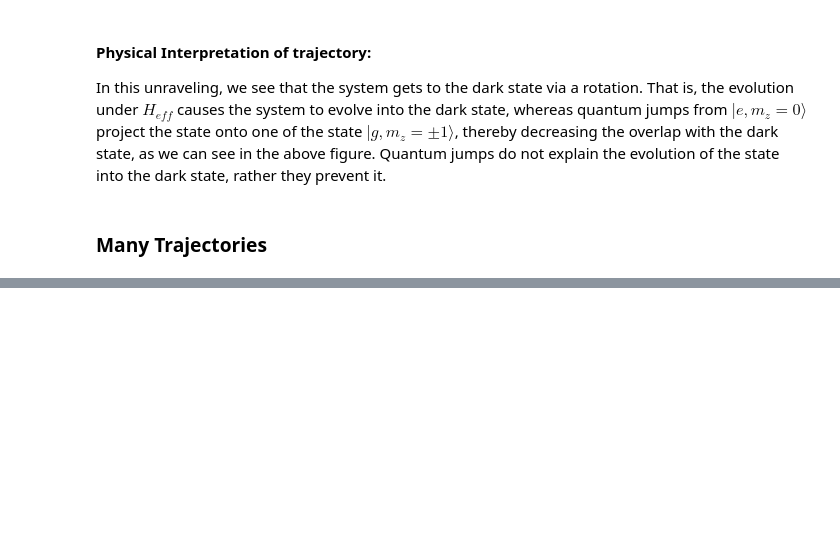
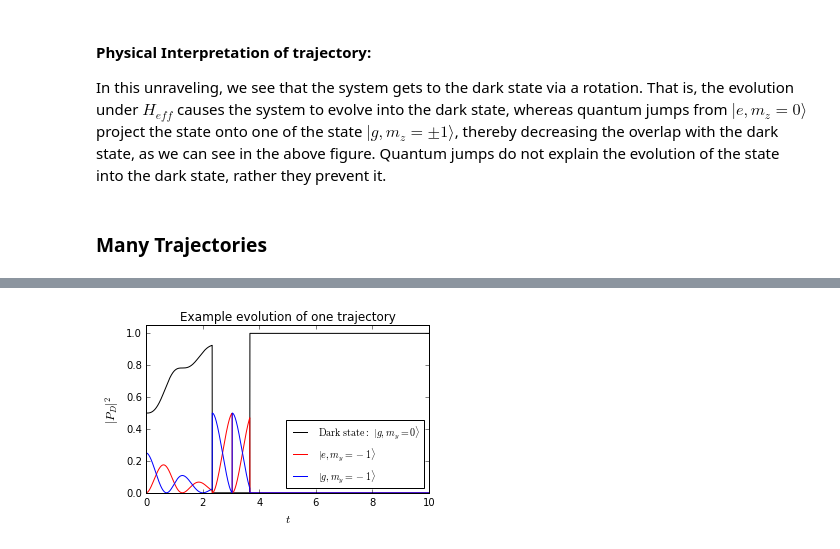
Before and after one commit to JoaquinMing/QMTrajectories, a Jupyter notebook: 2017_04_03-QMTrajectory-CPT-MultichannelDecay.ipynb, the cells around one changed output, grey strips where cells are left out. Drawn from its saved outputs; the diff is of its cells as text; code cells hidden in the pictures; blank space fills up the shorter version.

```diff
--- a/2017_04_03-QMTrajectory-CPT-MultichannelDecay.ipynb
+++ b/2017_04_03-QMTrajectory-CPT-MultichannelDecay.ipynb
@@ -279,0 +447,3 @@ plt.show()
+# %%
+nruns=100
+size=(nruns,)+(len(tarray),)+psiinit_my.shape
@@ -280 +547,16 @@ plt.show()
+# %%
+fig6 = plt.figure(figsize = (1.5*3.38,1.5*2))
+ax6 = fig6.add_subplot(111)
+ax6.plot(list(tarray),pDAll_my[9],color='k',linestyle='-',label=r'$\mathrm{Dark}$ $\mathrm{state:}$ $|g,m_y = 0\rangle$')
+ax6.plot(list(tarray),pEAll_my[9],color='r',linestyle='-',label=r'$|e,m_y = -1\rangle$')
+ax6.plot(list(tarray),pSAll_my[9],color='b',linestyle='-',label=r'$|g,m_y = -1\rangle$')
+ax6.set_xlim([0,10])
+ax6.set_ylim([0,1.05])
+ax6.set_xlabel(r'$t$',fontsize=12)
+ax6.set_ylabel(r'$|P_D|^2$',fontsize=12)
+ax6.set_title('Example evolution of one trajectory')
+ax6.legend(loc='lower right',title=r'',fontsize=10)
+plt.show()
+# %% [output]
+[figure, added]
 # %%
```
Also changed, not shown: parts of 55 cells of this notebook.
